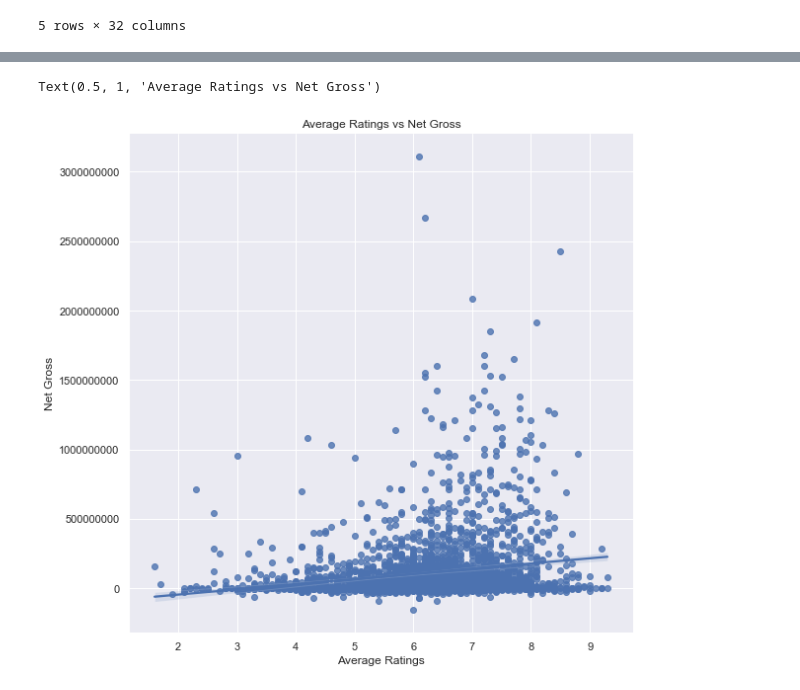
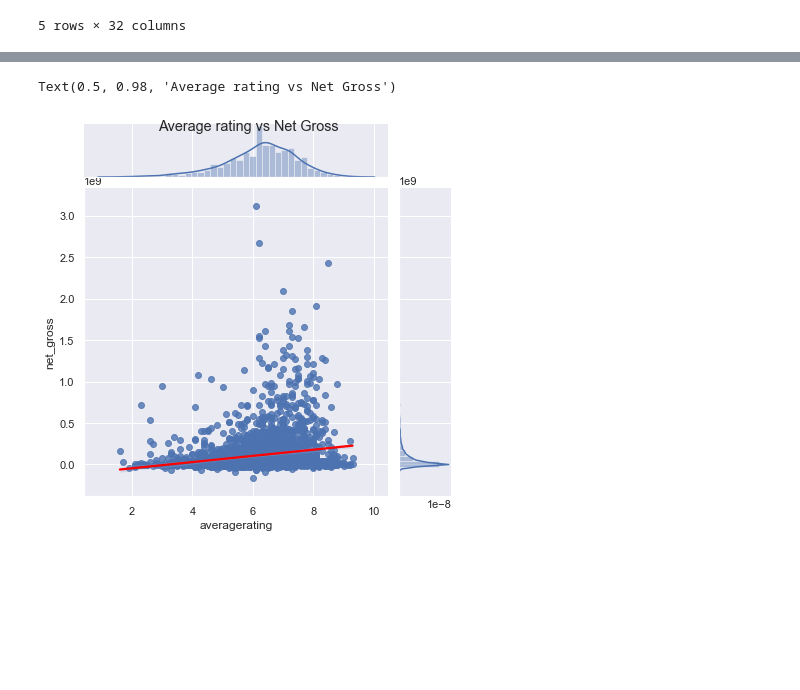
Before and after one commit to jinsolnim/Movie-Analysis, a Jupyter notebook: Movie Analysis for Microsoft.ipynb, the cells around one changed output, grey strips where cells are left out. Cells and saved outputs as stored; diff of their text form; code cells hidden in the pictures; blank space fills up the shorter version.

```diff
--- a/Movie Analysis for Microsoft.ipynb
+++ b/Movie Analysis for Microsoft.ipynb
@@ -942,10 +947,11 @@ genre_a.plot.scatter('runtime_minutes', 'averagerating', figsize = (10, 4))
-# %%
-ax = sns.lmplot(x='averagerating',y=('net_gross'),data=genre_budget,height=8)
-ax.set(xlabel="Average Ratings",ylabel="Net Gross")
-plt.ticklabel_format(style='plain',axis='y')
-plt.title('Average Ratings vs Net Gross')
-# %% [output]
-Text(0.5, 1, 'Average Ratings vs Net Gross')
-[figure, removed]
+# %%
+g = sns.jointplot(x="averagerating", y="net_gross", data=genre_budget, kind='reg')
+regline = g.ax_joint.get_lines()[0]
+regline.set_color('red')
+regline.set_zorder(5)
+g.fig.suptitle("Average rating vs Net Gross")
+# %% [output]
+Text(0.5, 0.98, 'Average rating vs Net Gross')
+[figure, added]
 # %%
 #little Correlation between net gross and average ratings.
```
Also changed, not shown: parts of 17 cells of this notebook, 4 other files.
